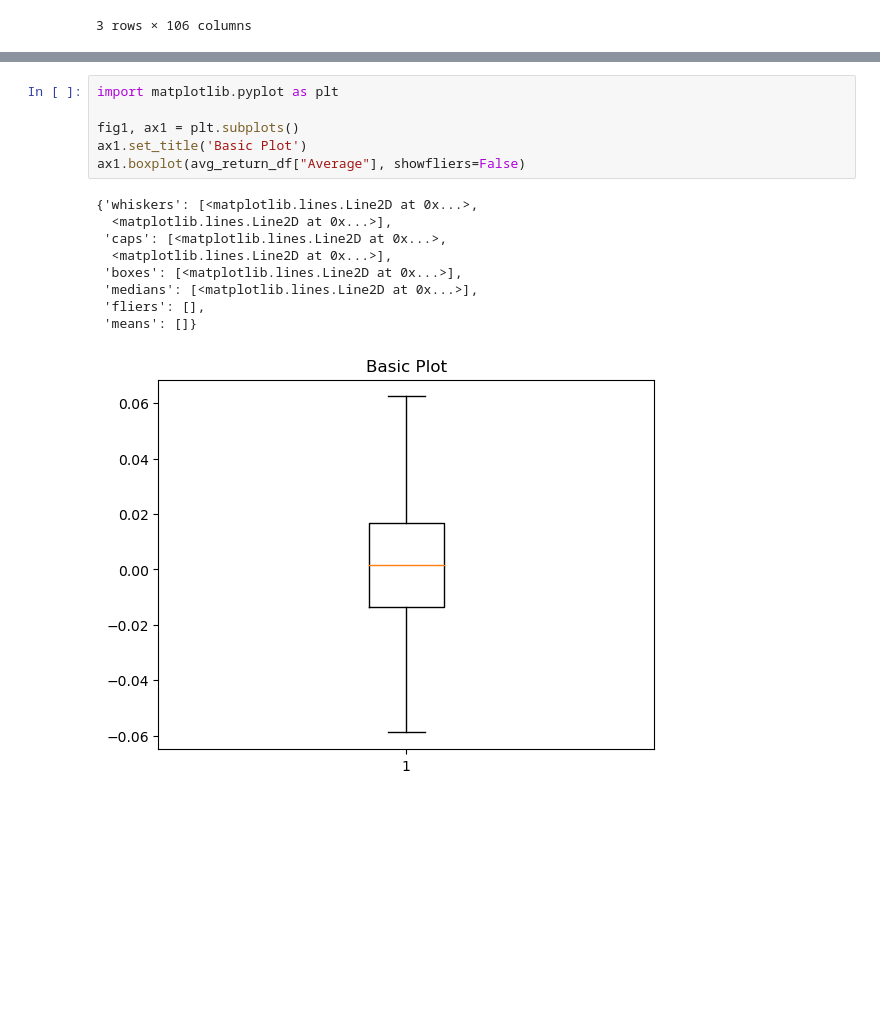
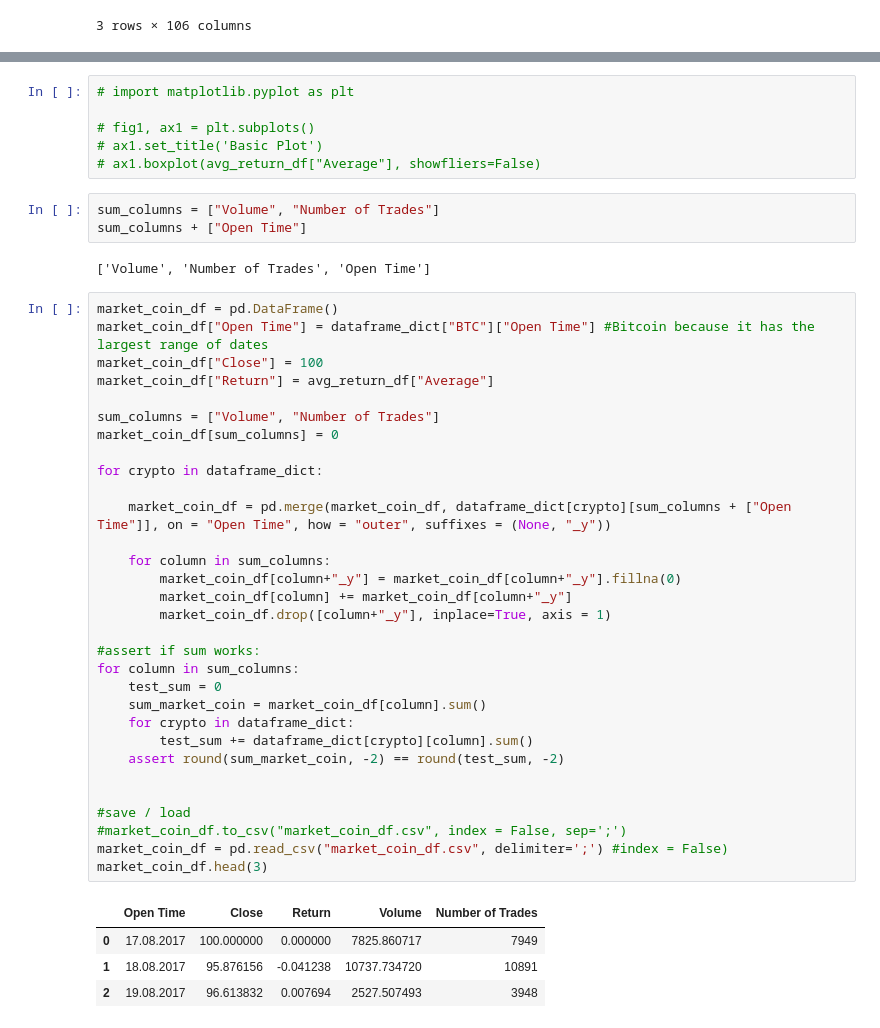
Before and after one commit to ireneannx/deeplearning_crypto, a Jupyter notebook: 00_aggregating.ipynb, the cells around one changed output, grey strips where cells are left out. Drawn from its saved outputs; the diff is of its cells as text; blank space fills up the shorter version.

Commit message:
Cryptos aggregated

```diff
--- a/Code.ipynb
+++ b/00_aggregating.ipynb
@@ -189,16 +195,47 @@ avg_return_df.to_csv("daily_return.csv")
 # %%
-import matplotlib.pyplot as plt
+# import matplotlib.pyplot as plt
 
-fig1, ax1 = plt.subplots()
-ax1.set_title('Basic Plot')
-ax1.boxplot(avg_return_df["Average"], showfliers=False)
+# fig1, ax1 = plt.subplots()
+# ax1.set_title('Basic Plot')
+# ax1.boxplot(avg_return_df["Average"], showfliers=False)
-# %% [output]
-{'whiskers': [<matplotlib.lines.Line2D at 0x...>,
-  <matplotlib.lines.Line2D at 0x...>],
- 'caps': [<matplotlib.lines.Line2D at 0x...>,
-  <matplotlib.lines.Line2D at 0x...>],
- 'boxes': [<matplotlib.lines.Line2D at 0x...>],
- 'medians': [<matplotlib.lines.Line2D at 0x...>],
- 'fliers': [],
- 'means': []}
-[figure, removed]
+# %%
+sum_columns = ["Volume", "Number of Trades"]
+sum_columns + ["Open Time"]
+# %% [output]
+['Volume', 'Number of Trades', 'Open Time']
+# %%
+market_coin_df = pd.DataFrame()
+market_coin_df["Open Time"] = dataframe_dict["BTC"]["Open Time"] #Bitcoin because it has the largest range of dates
+market_coin_df["Close"] = 100
+market_coin_df["Return"] = avg_return_df["Average"]
+
+sum_columns = ["Volume", "Number of Trades"]
+market_coin_df[sum_columns] = 0
+
+for crypto in dataframe_dict:
+
+    market_coin_df = pd.merge(market_coin_df, dataframe_dict[crypto][sum_columns + ["Open Time"]], on = "Open Time", how = "outer", suffixes = (None, "_y"))
+
+    for column in sum_columns:
+        market_coin_df[column+"_y"] = market_coin_df[column+"_y"].fillna(0)
+        market_coin_df[column] += market_coin_df[column+"_y"]
+        market_coin_df.drop([column+"_y"], inplace=True, axis = 1)
+
+#assert if sum works:
+for column in sum_columns:
+    test_sum = 0
+    sum_market_coin = market_coin_df[column].sum()
+    for crypto in dataframe_dict:
+        test_sum += dataframe_dict[crypto][column].sum()
+    assert round(sum_market_coin, -2) == round(test_sum, -2)
+
+
+#save / load
+#market_coin_df.to_csv("market_coin_df.csv", index = False, sep=';')
+market_coin_df = pd.read_csv("market_coin_df.csv", delimiter=';') #index = False)
+market_coin_df.head(3)
+# %% [output]
+|  | Open Time | Close | Return | Volume | Number of Trades |
+| 0 | 17.08.2017 | 100.000000 | 0.000000 | 7825.860717 | 7949 |
+| 1 | 18.08.2017 | 95.876156 | -0.041238 | 10737.734720 | 10891 |
+| 2 | 19.08.2017 | 96.613832 | 0.007694 | 2527.507493 | 3948 |
```
Also changed, not shown: parts of 2 cells of this notebook, 2 other files.
